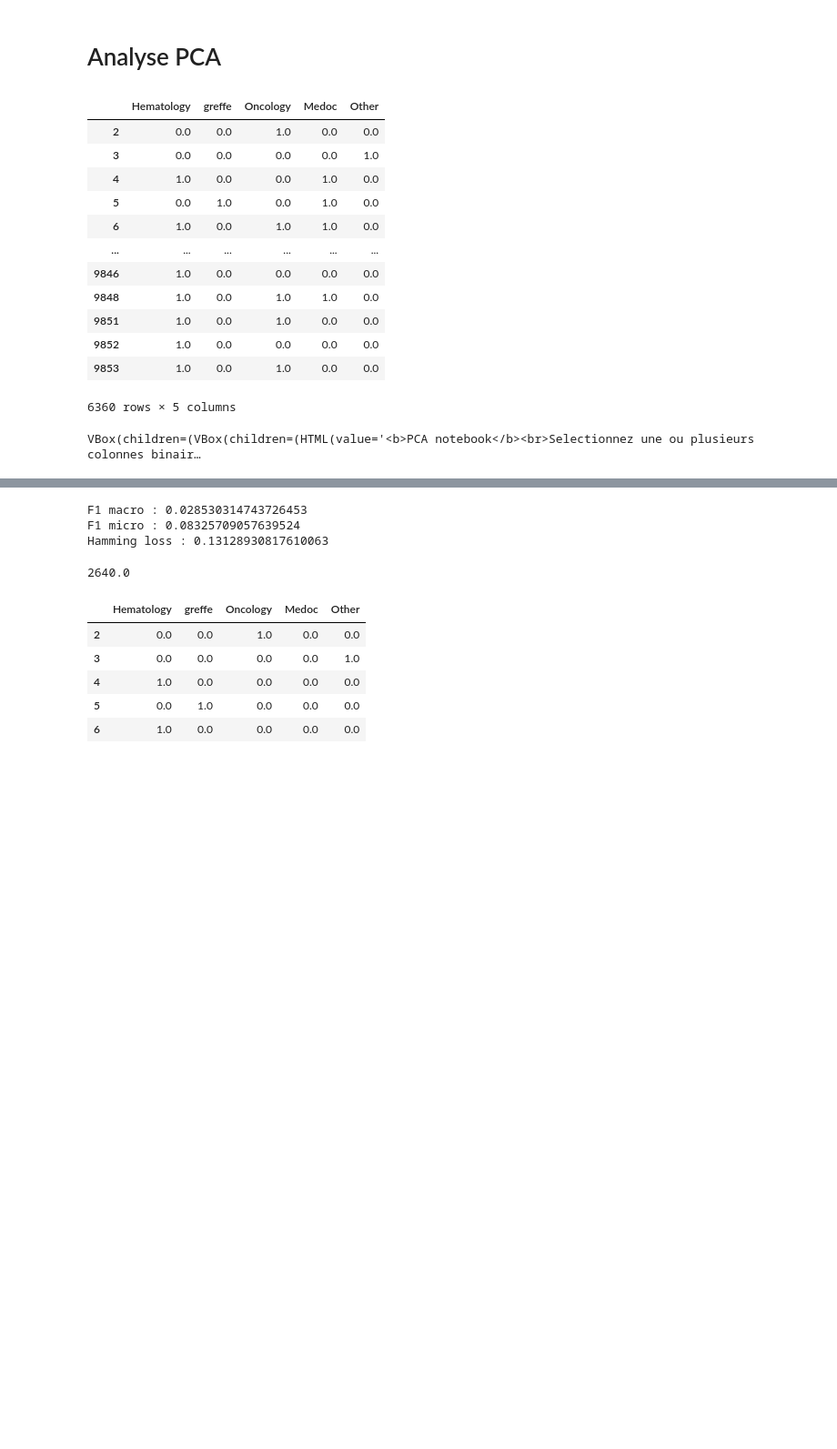
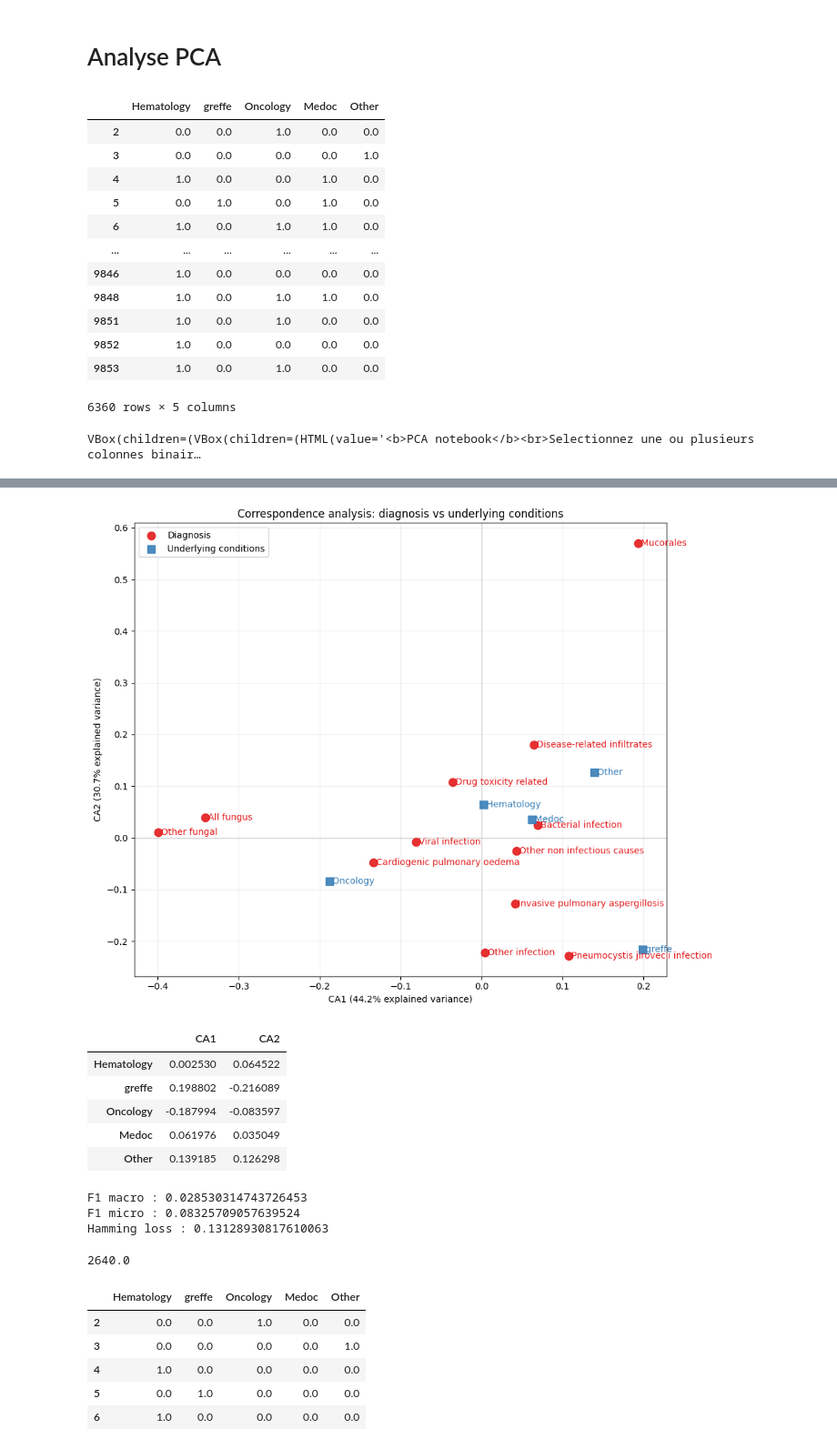
Before and after one commit to Romain-Forte/respiratory_diagnostics, a Jupyter notebook: bazea_dataset.ipynb, the cells around one changed output, grey strips where cells are left out. Shown at 91% size. Cells and saved outputs as stored; diff of their text form; code cells hidden in the pictures; blank space fills up the shorter version.

Commit message:
correspondance analysis

```diff
--- a/bazea_dataset.ipynb
+++ b/bazea_dataset.ipynb
@@ -197,28 +242,7 @@ Name: 2589, dtype: bool
 # %%
-import pandas as pd
-import numpy as np
-from pathlib import Path
-
-import json
-import matplotlib.pyplot as plt
-from utils.stats_dataset import analyser_variables_binaires
-from utils.feature_transformer import transform_features, _convert_all_columns_to_numeric
-from utils.data_quality import nettoyer_nan_par_colonne
-from utils.data_quality import analyser_nan,nettoyer_lignes_vides,nettoyer_colonnes
-from utils.feature_loader import load_feature_lists, load_diagnostic_feature_map
-import sys
-# loads the col
-FEATURE_CONFIG_PATH = "utils/feature_columns.json"
-feature_lists = load_feature_lists(FEATURE_CONFIG_PATH)
-Liste_features_simple = feature_lists["Liste_features_simple"]
-features_radiology_dysfunction = feature_lists["features_radiology_dysfunction"]
-features_etiology = feature_lists["features_etiology"]
-features_death = feature_lists["death"]
-# Charger le fichier Excel
-df = pd.read_excel(r"C:\Users\romai\Desktop\travail\EFRAIM3 JD VANCE.xlsx")
 
 # separer colonnes explicatives et etiology
-# df = df[df['Etiology_Undetermined cause_Definitive diagnosis'] != 1]
+df = df[df['Etiology_Undetermined cause_Definitive diagnosis'] != 1]
 # features_etiology.remove('Etiology_Undetermined cause_Definitive diagnosis')
 
 diagnostic_feature_map = load_diagnostic_feature_map(
@@ -234,6 +258,10 @@ for columns_list in diagnostic_feature_map.values():
 Liste_features = all_feature_columns
 df_col_utils = df[Liste_features]
 df_category = df[features_etiology]
+df_oxygen_efraim = df[features_oxygen]
+df_oxygen_efraim['IOT'] = df_oxygen_efraim['J IOT.1'] > 0
+df_oxygen_efraim['VNI'] = df_oxygen_efraim['HELMET'].astype(bool) |  df_oxygen_efraim['oxygen_strategy_NIV helmet_initiation date'].notna() |  df_oxygen_efraim['CPAP'].astype(bool)  |  df_oxygen_efraim['oxygen_strategy_NIV_initiation date'].notna()
+df_oxygen_efraim = df_oxygen_efraim.drop(columns = ['J IOT.1','HELMET',"CPAP",'oxygen_strategy_NIV helmet_initiation date','oxygen_strategy_NIV_initiation date'])
 df_death_efraim = df[features_death]
 df_death_efraim = df_death_efraim.copy()
 df_death_efraim[['death_rea', 'death_90_days']] = df_death_efraim[['icu death', 'D90 DEATH']].rename({'icu death' : "death_rea",'D90 DEATH' :  "death_90_days"}, axis=1)
@@ -256,6 +284,7 @@ df_category = nettoyer_colonnes(df_category)
 df_cat_clean,index_a_drop = nettoyer_lignes_vides(df_category)
 df_features_clean = df_features_clean.drop(index=index_a_drop)
 df_death_efraim = df_death_efraim.drop(index=index_a_drop)
+df_oxygen_efraim = df_oxygen_efraim.drop(index=index_a_drop)
 # df_features_clean = _convert_all_columns_to_numeric(df_features_clean)
 # format mapping_etiology[nvelle_col] = [old_col1,old_cold2 ,...]
 mapping_etiology ={
@@ -271,7 +300,7 @@ mapping_etiology ={
                     'Drug toxicity related' : ['Drug toxicity related'],
                     'Other infection' : ['Other infection '],
                     'Other non infectious causes': ['Other non infectious causes','Transfusion-related acute lung injury'],
-                   'Undetermined cause':['Undetermined cause' ]
+                #    'Undetermined cause':['Undetermined cause' ]
                     }
 from utils.data_quality import fusionner_labels
 df_labels_fusion = fusionner_labels(df_cat_clean, mapping_etiology, mode="max")
@@ -506,3 +608,25 @@ VBox(children=(VBox(children=(HTML(value='<b>PCA notebook</b><br>Selectionnez un
+# %%
+sys.modules.pop('utils.correspondence_analysis',None)
+from utils.correspondence_analysis import correspondence_analysis_from_dataframe
+df_with_condition = pd.concat([features_grroh, labels_grroh,df_condition_ordered], axis=1)
+
+result = correspondence_analysis_from_dataframe(
+    df=df_with_condition,
+    diagnosis_columns=labels_efraim.columns,
+    underlying_condition_columns=df_condition.columns,
+)
+
+result["contingency_table"]
+result["row_coordinates"]
+result["column_coordinates"]
+# %% [output]
+[figure, added]
+|  | CA1 | CA2 |
+| Hematology | 0.002530 | 0.064522 |
+| greffe | 0.198802 | -0.216089 |
+| Oncology | -0.187994 | -0.083597 |
+| Medoc | 0.061976 | 0.035049 |
+| Other | 0.139185 | 0.126298 |
 # %%
 from catboost import CatBoostClassifier
 from sklearn.model_selection import train_test_split
```
Also changed, not shown: parts of 15 cells of this notebook, 13 other files.
